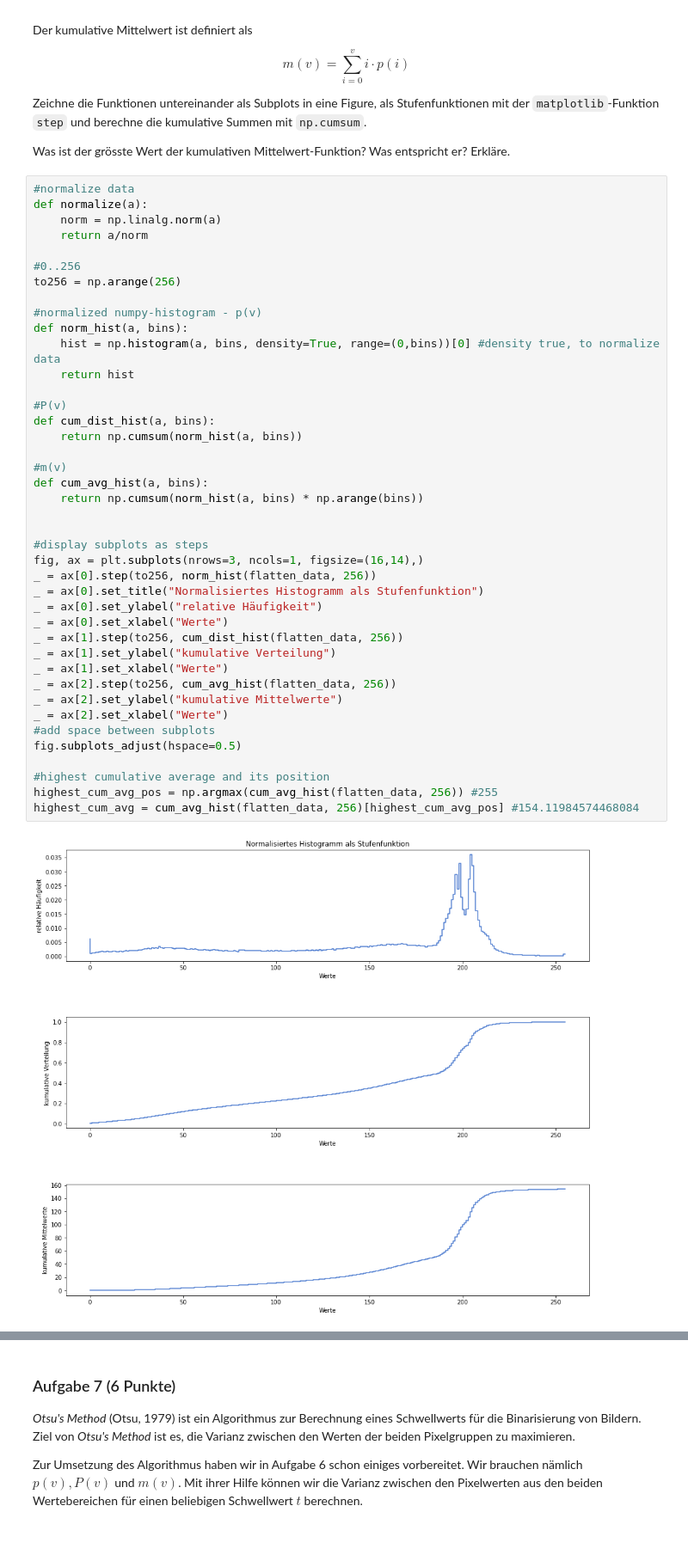
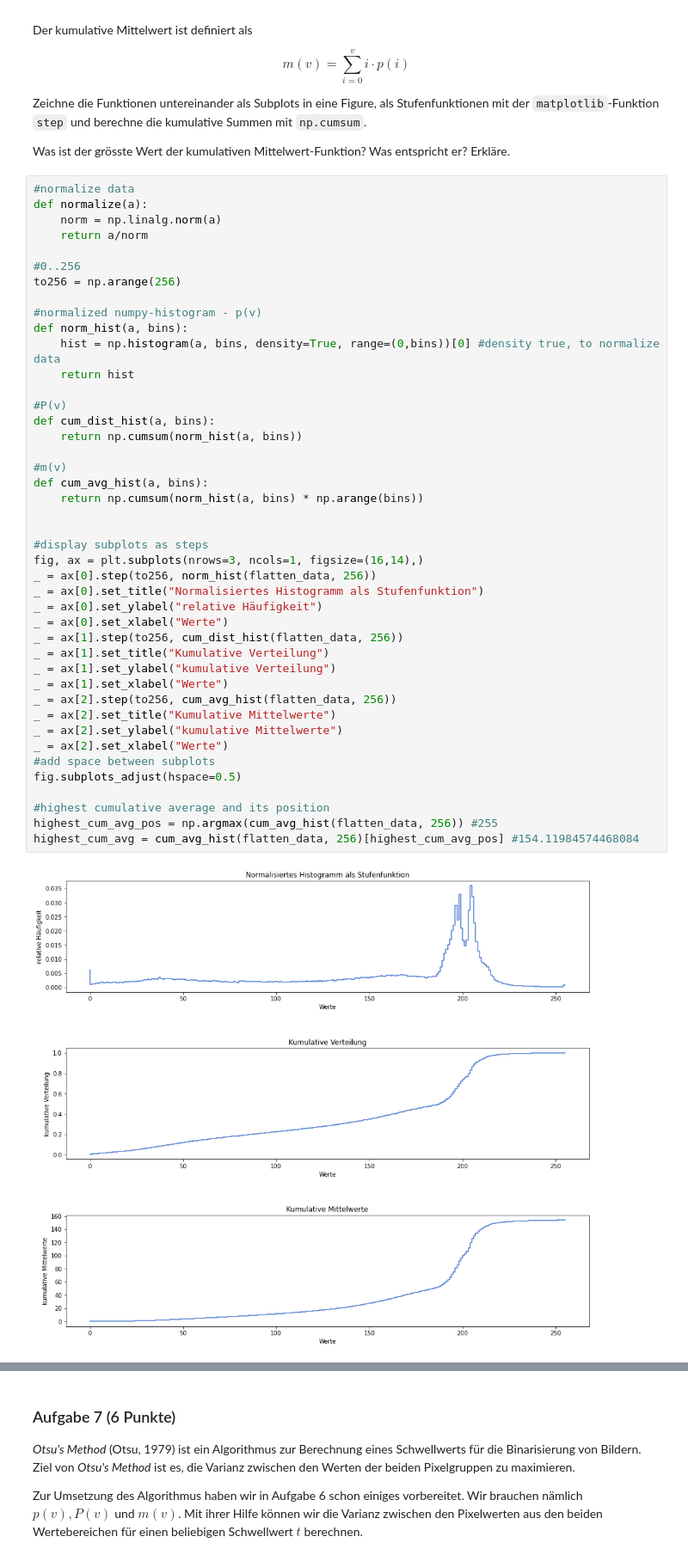
Before and after one commit to marcschny/dsp_assignments, a Jupyter notebook: assignments/assignment08_graded/assignment08_graded.ipynb, the cells around one changed output, grey strips where cells are left out. Shown at 86% size. Drawn from its saved outputs; the diff is of its cells as text.

```diff
--- a/assignments/assignment08_graded/assignment08_graded.ipynb
+++ b/assignments/assignment08_graded/assignment08_graded.ipynb
@@ -192,32 +194,34 @@ def norm_hist(a, bins):
     return hist
 
 #P(v)
 def cum_dist_hist(a, bins):
     return np.cumsum(norm_hist(a, bins))
 
 #m(v)
 def cum_avg_hist(a, bins):
     return np.cumsum(norm_hist(a, bins) * np.arange(bins))
 
 
 #display subplots as steps
 fig, ax = plt.subplots(nrows=3, ncols=1, figsize=(16,14),)
 _ = ax[0].step(to256, norm_hist(flatten_data, 256))
 _ = ax[0].set_title("Normalisiertes Histogramm als Stufenfunktion")
 _ = ax[0].set_ylabel("relative Häufigkeit")
 _ = ax[0].set_xlabel("Werte")
 _ = ax[1].step(to256, cum_dist_hist(flatten_data, 256))
+_ = ax[1].set_title("Kumulative Verteilung")
 _ = ax[1].set_ylabel("kumulative Verteilung")
 _ = ax[1].set_xlabel("Werte")
 _ = ax[2].step(to256, cum_avg_hist(flatten_data, 256))
+_ = ax[2].set_title("Kumulative Mittelwerte")
 _ = ax[2].set_ylabel("kumulative Mittelwerte")
 _ = ax[2].set_xlabel("Werte")
 #add space between subplots
 fig.subplots_adjust(hspace=0.5)
 
 #highest cumulative average and its position
 highest_cum_avg_pos = np.argmax(cum_avg_hist(flatten_data, 256)) #255
 highest_cum_avg = cum_avg_hist(flatten_data, 256)[highest_cum_avg_pos] #154.11984574468084
 # %% [output]
-[figure, old version]
+[figure, new version]
 # %% [markdown]
```
Also changed, not shown: parts of 12 cells of this notebook.
